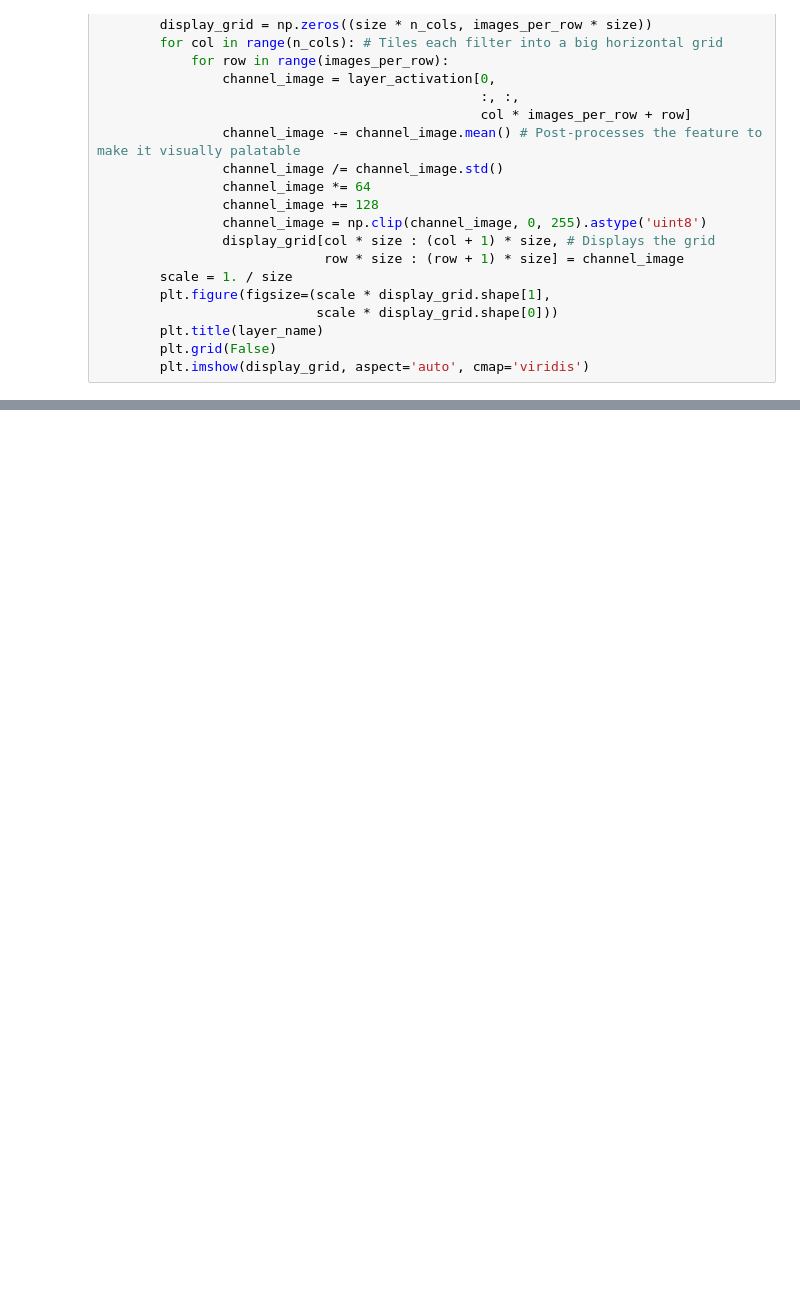
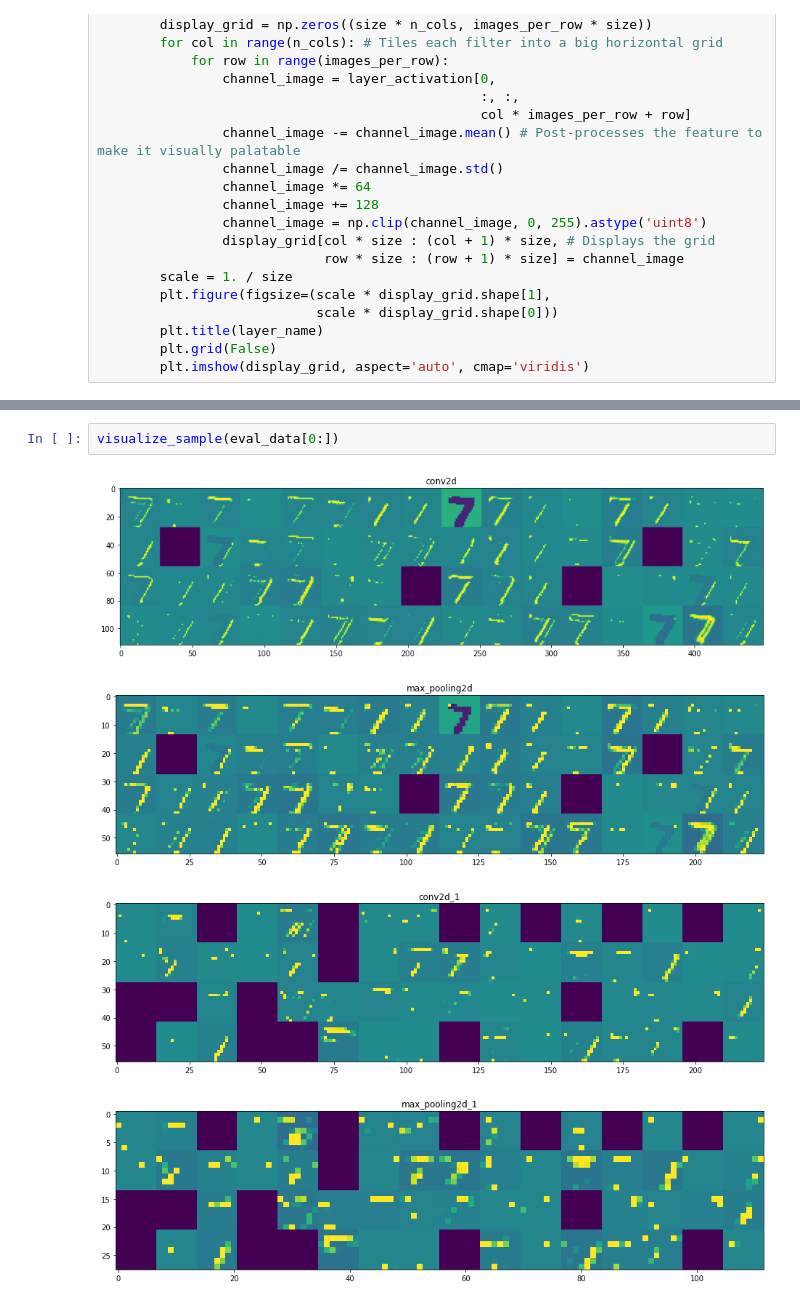
Before and after one commit to scottbing/SB_BSSD5350_Hwk9.1, a Jupyter notebook: SB_5350_Small_Notebook91.ipynb, the cells around one changed output, grey strips where cells are left out. Drawn from its saved outputs; the diff is of its cells as text; blank space fills up the shorter version.

```diff
--- a/SB_5350_Small_Notebook91.ipynb
+++ b/SB_5350_Small_Notebook91.ipynb
@@ -189,0 +112,7 @@ visualize_sample(eval_data[2:])
+# %%
+visualize_sample(eval_data[0:])
+# %% [output]
+[figure, added]
+[figure, added]
+[figure, added]
+[figure, added]
```
Also changed, not shown: parts of 12 cells of this notebook, 1 other file.
